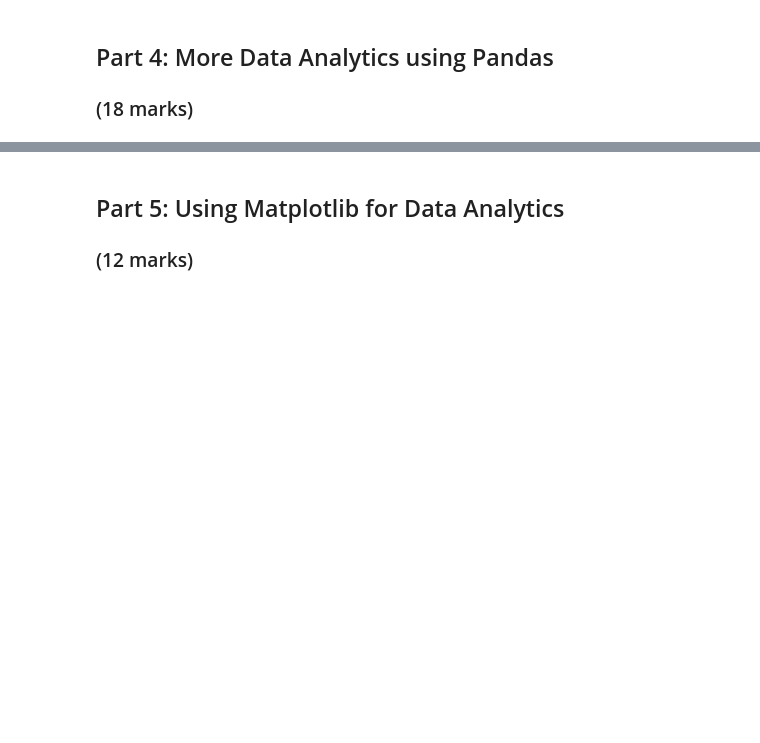
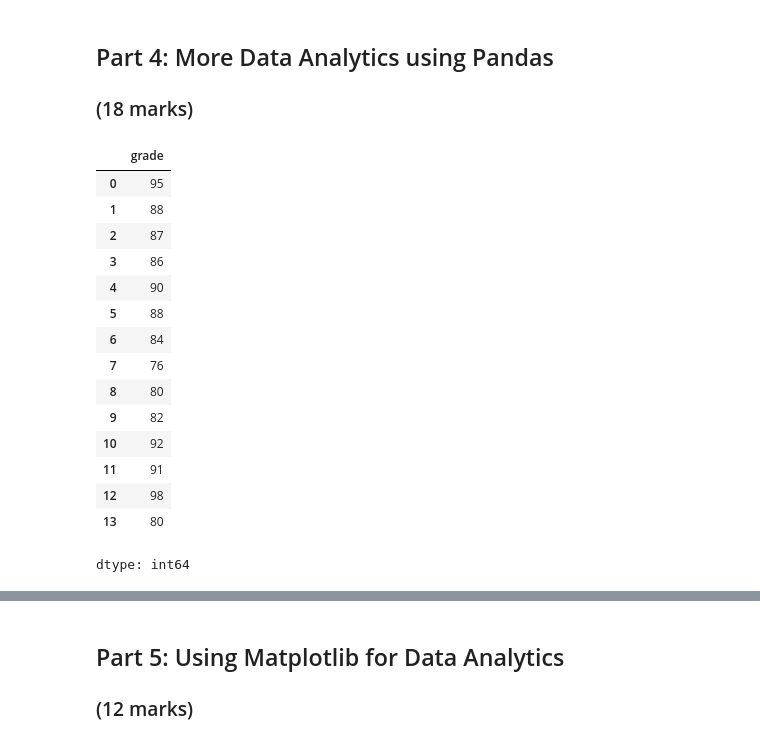
Before and after one commit to karafitzgerald/ENGG680_2025_Fall, a Jupyter notebook: Lab_Assignment1/StudentGradeManagement.ipynb, the cells around one changed output, grey strips where cells are left out. Cells and saved outputs as stored; diff of their text form; code cells hidden in the pictures; blank space fills up the shorter version.

```diff
--- a/Lab_Assignment1/StudentGradeManagement.ipynb
+++ b/Lab_Assignment1/StudentGradeManagement.ipynb
@@ -389,6 +389,24 @@ print(df_bottomPerformers)
 # %%
 # Select the column 'grade' from the original English grade dataset and print it
 #
+df_english['grade']
+# %% [output]
+|  | grade |
+| 0 | 95 |
+| 1 | 88 |
+| 2 | 87 |
+| 3 | 86 |
+| 4 | 90 |
+| 5 | 88 |
+| 6 | 84 |
+| 7 | 76 |
+| 8 | 80 |
+| 9 | 82 |
+| 10 | 92 |
+| 11 | 91 |
+| 12 | 98 |
+| 13 | 80 |
+dtype: int64
 # %%
 # Select the column 'GPA' from the df_studentGrades and print it
 #
```
Also changed, not shown: parts of 11 cells of this notebook.
